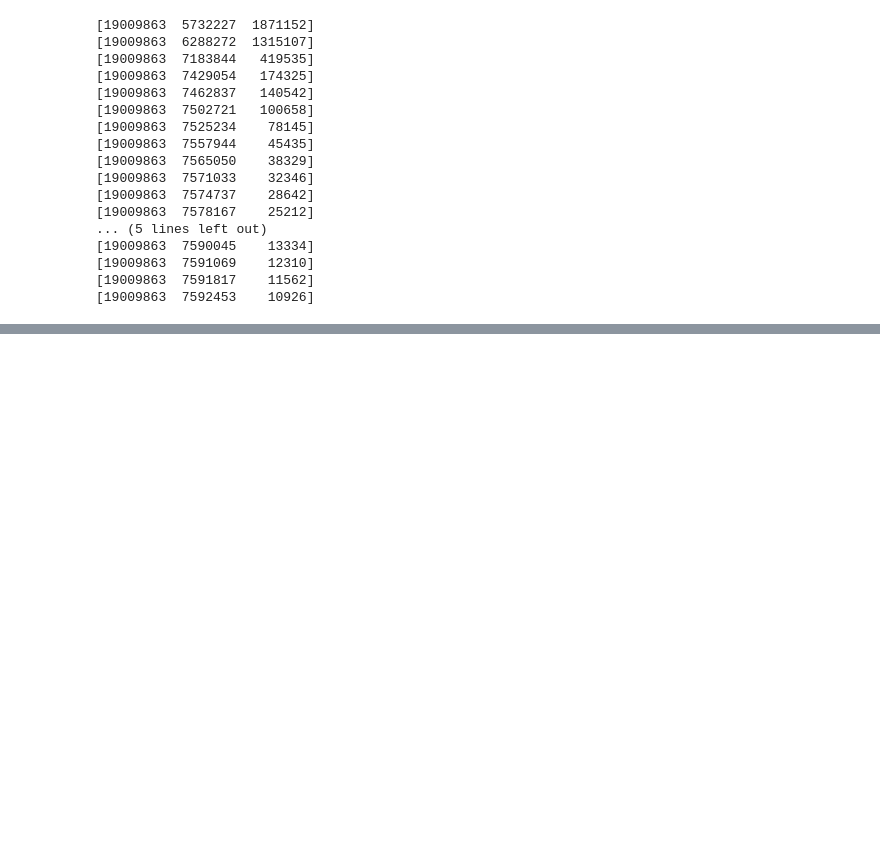
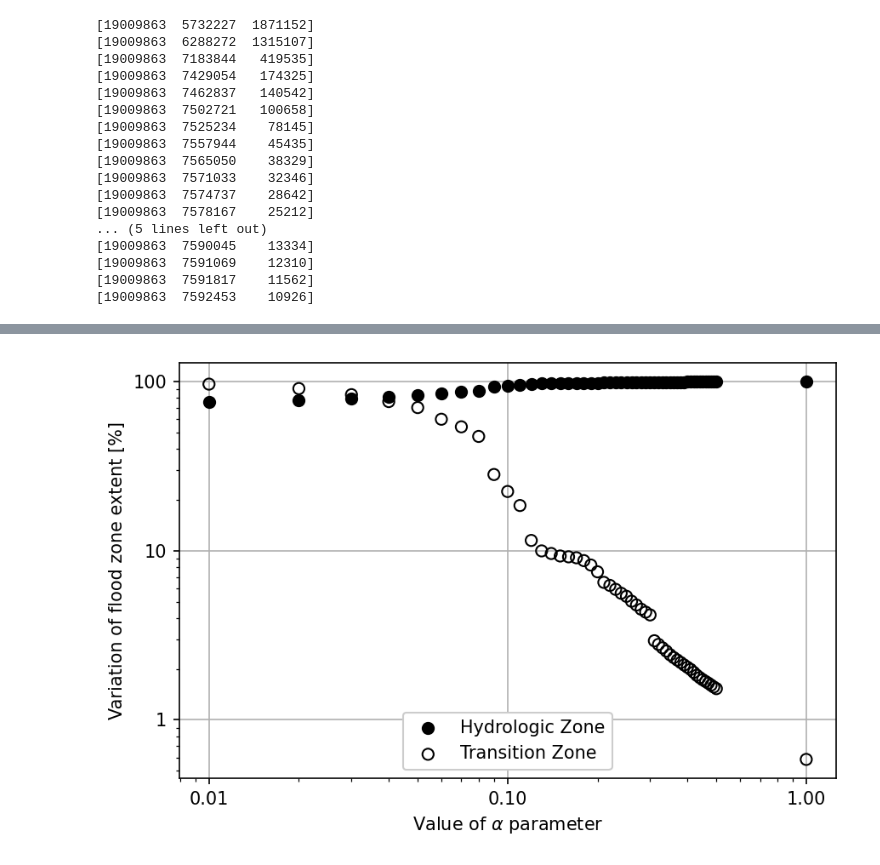
Before and after one commit to ankitghanghas/flood_are_here_si_2022, a Jupyter notebook: coupling_sensitivity_analysis.ipynb, the cells around one changed output, grey strips where cells are left out. Cells and saved outputs as stored; diff of their text form; code cells hidden in the pictures; blank space fills up the shorter version.

```diff
--- a/coupling_sensitivity_analysis.ipynb
+++ b/coupling_sensitivity_analysis.ipynb
@@ -294,6 +435,8 @@ for i, alpha in enumerate(alphalist):
 # saved output from above to csv
 
 df = pd.read_csv(
-    'data_github/vary_alpha_n_zones.csv',
+    'data_github/sensitivity_analysis2.csv',
     index_col=0
     )
+
+df.columns
@@ -344,0 +466,57 @@ fig.savefig(
+# %%
+df['n_hydro_norm'] = 100*df['n_hydro']/df['n_hydro'].max()
+df['n_trans_norm'] = 100*df['n_trans']/df['n_trans'].max()
+# %%
+fig, ax = plt.subplots()
+plt.rc('axes.formatter', useoffset=False)
+
+ax.scatter(
+    df.index,
+    df.n_hydro_norm,
+    s=40,
+    facecolors='k',
+    edgecolors='k',
+    label='Hydrologic Zone'
+    )
+
+ax.set(
+    ylabel="Variation of flood zone extent [%]",
+    xlabel=r"Value of $\alpha$ parameter"
+)
+
+
+ax.scatter(
+    df.index,
+    df.n_trans_norm,
+    s=40,
+    facecolors='none',
+    edgecolors='k',
+    label='Transition Zone'
+    )
+
+ax.grid()
+ax.set_axisbelow(True)
+
+ax.legend(loc='lower center',framealpha=1)
+
+ax.set_yscale('log')
+ax.set_xscale('log')
+
+ax.xaxis.set_major_formatter(mticker.ScalarFormatter())
+ax.xaxis.get_major_formatter().set_scientific(False)
+ax.xaxis.get_major_formatter().set_useOffset(False)
+
+ax.yaxis.set_major_formatter(mticker.ScalarFormatter())
+ax.yaxis.get_major_formatter().set_scientific(False)
+ax.yaxis.get_major_formatter().set_useOffset(False)
+
+
+fig.tight_layout()
+
+
+fig.savefig(
+    'data_github/alpha_sensitivity_new.png',
+    facecolor='w'
+    )
+# %% [output]
+[figure, added]
```
Also changed, not shown: parts of 12 cells of this notebook.
